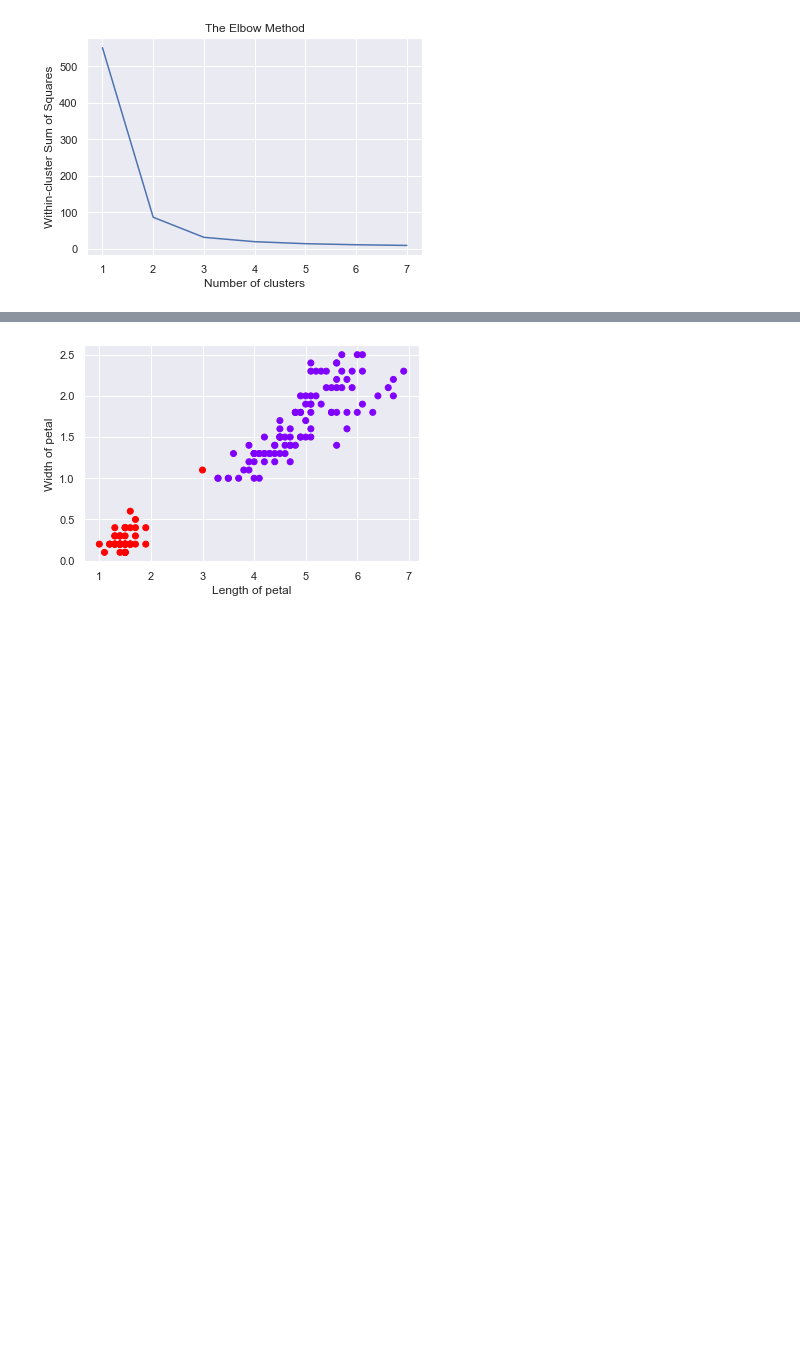
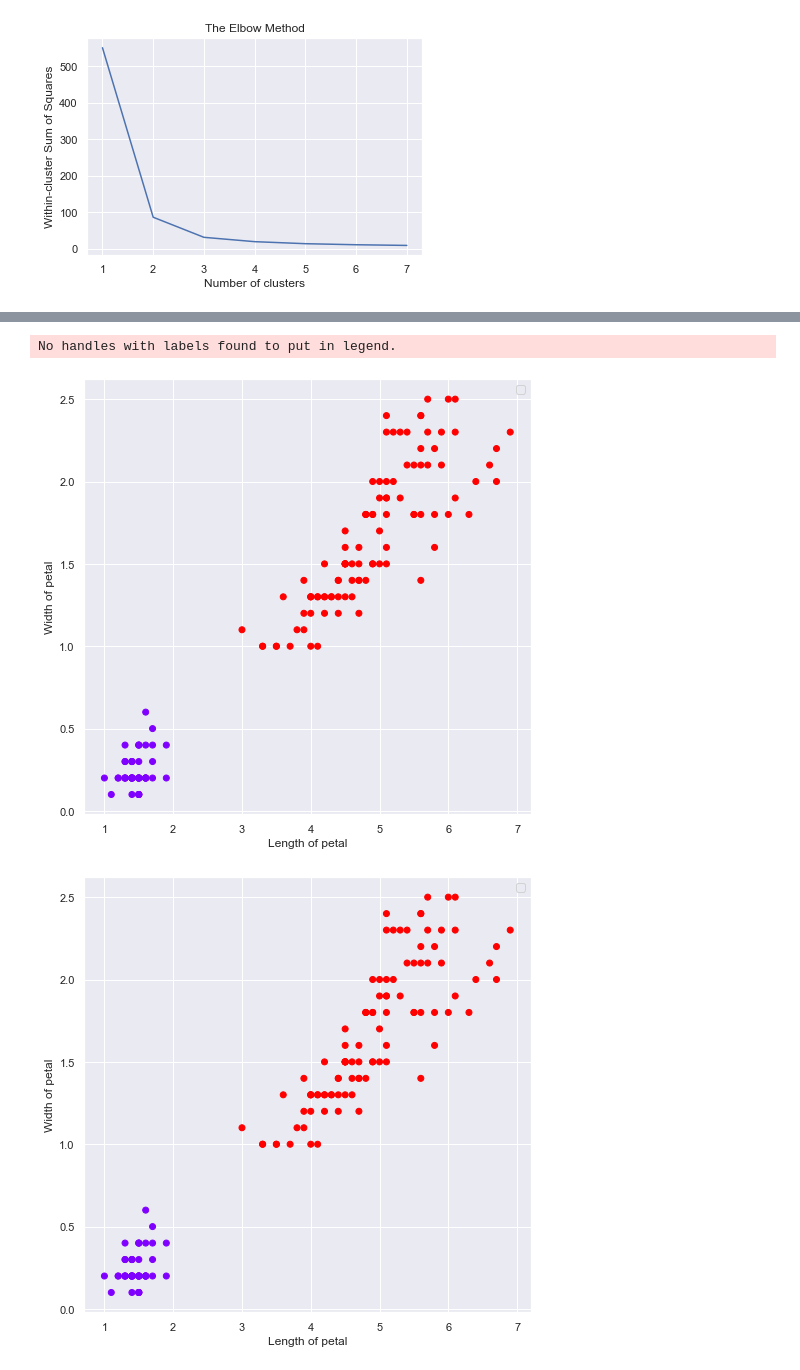
Before and after one commit to Kes-trel/Iris-Flower-Cluster-Analysis, a Jupyter notebook: working.ipynb, the cells around one changed output, grey strips where cells are left out. Drawn from its saved outputs; the diff is of its cells as text; code cells hidden in the pictures; blank space fills up the shorter version.

```diff
--- a/working.ipynb
+++ b/working.ipynb
@@ -30,15 +30,15 @@ def scater_plot(data, value):
     y_values = f"{value}_width"
     x_label = f"Length of {value}"
     y_label = f"Width of {value}"
-
+    fig, ax = plt.subplots(figsize=(8,8))
     if "clusters" in data.columns:
-        plt.scatter(data[x_values], data[y_values], c=data["clusters"], cmap="rainbow")
+        ax.scatter(data[x_values], data[y_values], c=data["clusters"], cmap="rainbow")
     else:
-        plt.scatter(data[x_values], data[y_values])
-
+        ax.scatter(data[x_values], data[y_values])
     plt.xlabel(x_label)
     plt.ylabel(y_label)
-    return plt.show()
+    plt.legend()
+    return fig
 # %%
 def elbow_method(clusters, data):
     wcss = list()
@@ -60,6 +60,17 @@ def cluster_data(number_of_clusters, data):
     kmeans.fit(data_c)
     data_c["clusters"] = kmeans.fit_predict(data_c)
     return data_c
+# %%
+def scale_cluster_data(number_of_clusters, data):
+    scaler = preprocessing.StandardScaler()
+    scaler.fit(data)
+    data_scaled = scaler.transform(data)
+
+    data_c = data.copy()
+    kmeans = KMeans(number_of_clusters)
+    kmeans.fit(data_scaled)
+    data_c["clusters"] = kmeans.fit_predict(data_scaled)
+    return data_c
 # %%
 data = screen_data(data=raw_data, petal_sepal=petal_or_sepal)
 # %%
@@ -75,4 +90,8 @@ data_clusters = cluster_data(number_of_clusters=2, data=data)
+# %%
+data_scaled = scale_cluster_data(data=data, number_of_clusters=2)
 # %%
-scater_plot(data=data_clusters, value=petal_or_sepal)
+scater_plot(data=data_scaled, value=petal_or_sepal)
 # %% [output]
+No handles with labels found to put in legend.
-[figure, old version]
+[figure, new version]
+[figure, added]
```
Also changed, not shown: parts of 4 cells of this notebook, 2 other files.
